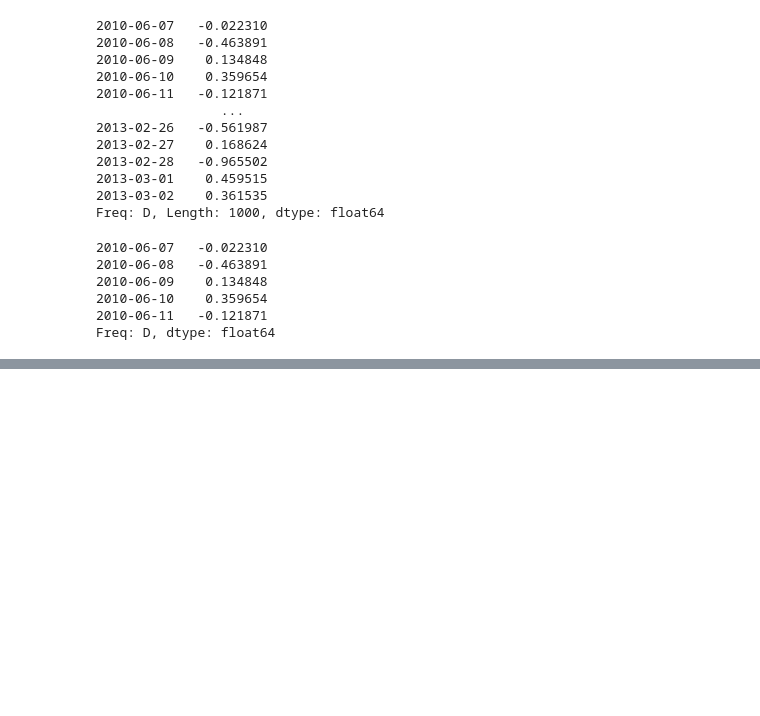
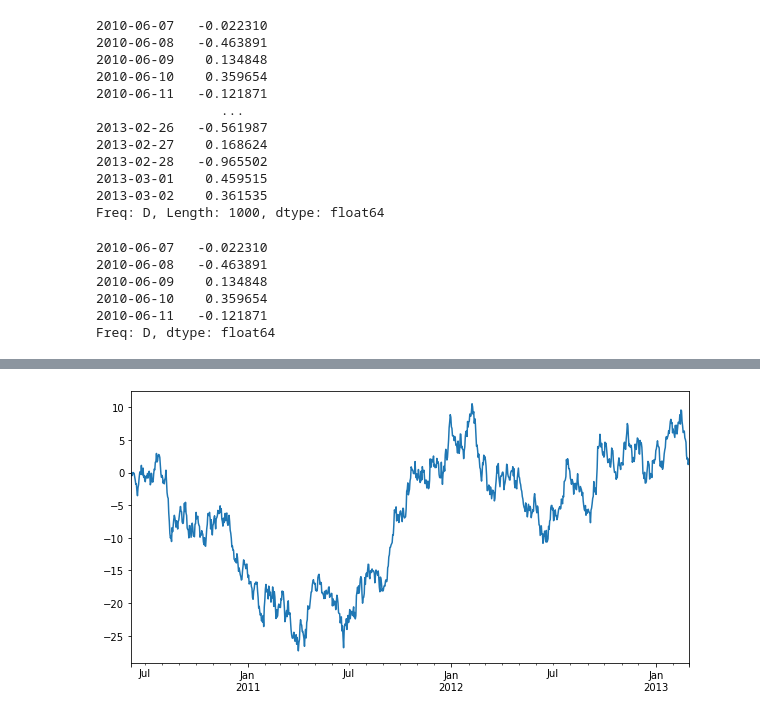
Before and after one commit to caiquemiranda/data-visualization-python, a Jupyter notebook: 04-data-visualization-pandas.ipynb, the cells around one changed output, grey strips where cells are left out. Drawn from its saved outputs; the diff is of its cells as text; code cells hidden in the pictures; blank space fills up the shorter version.

```diff
--- a/04-data-visualization-pandas.ipynb
+++ b/04-data-visualization-pandas.ipynb
@@ -57,0 +82,4 @@ Freq: D, dtype: float64
+# %%
+ts.plot(figsize=(10, 5));
+# %% [output]
+[figure, added]
```
Also changed, not shown: parts of 10 cells of this notebook.
